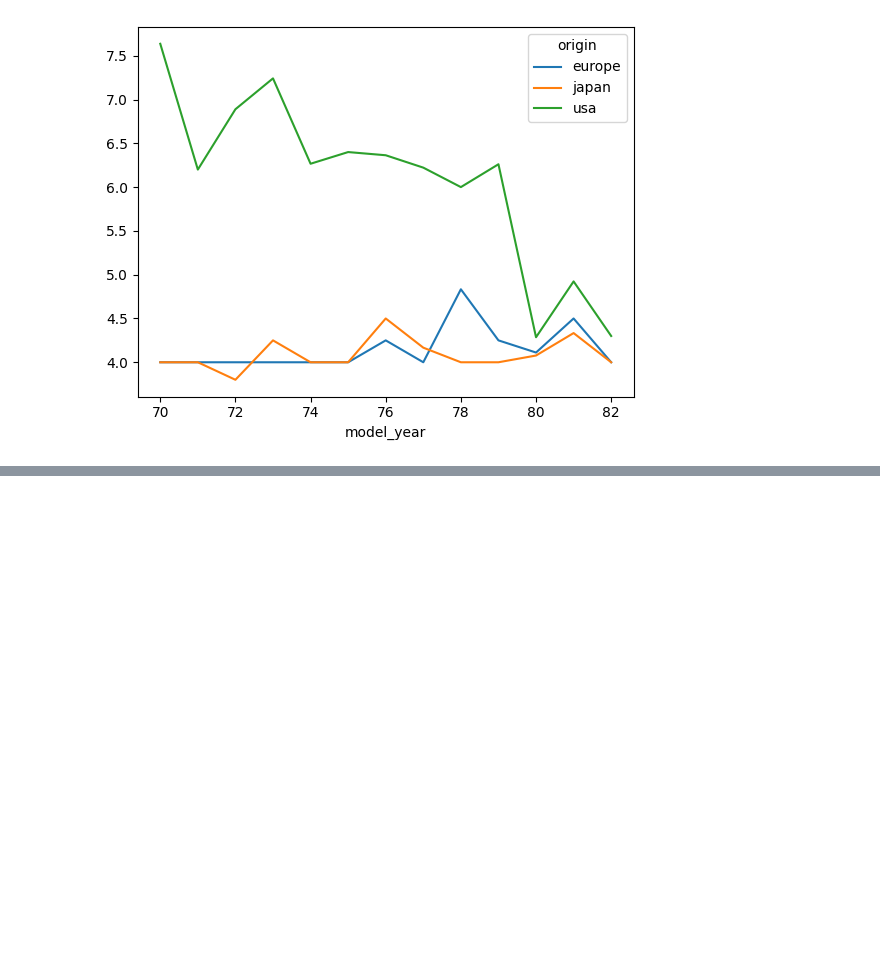
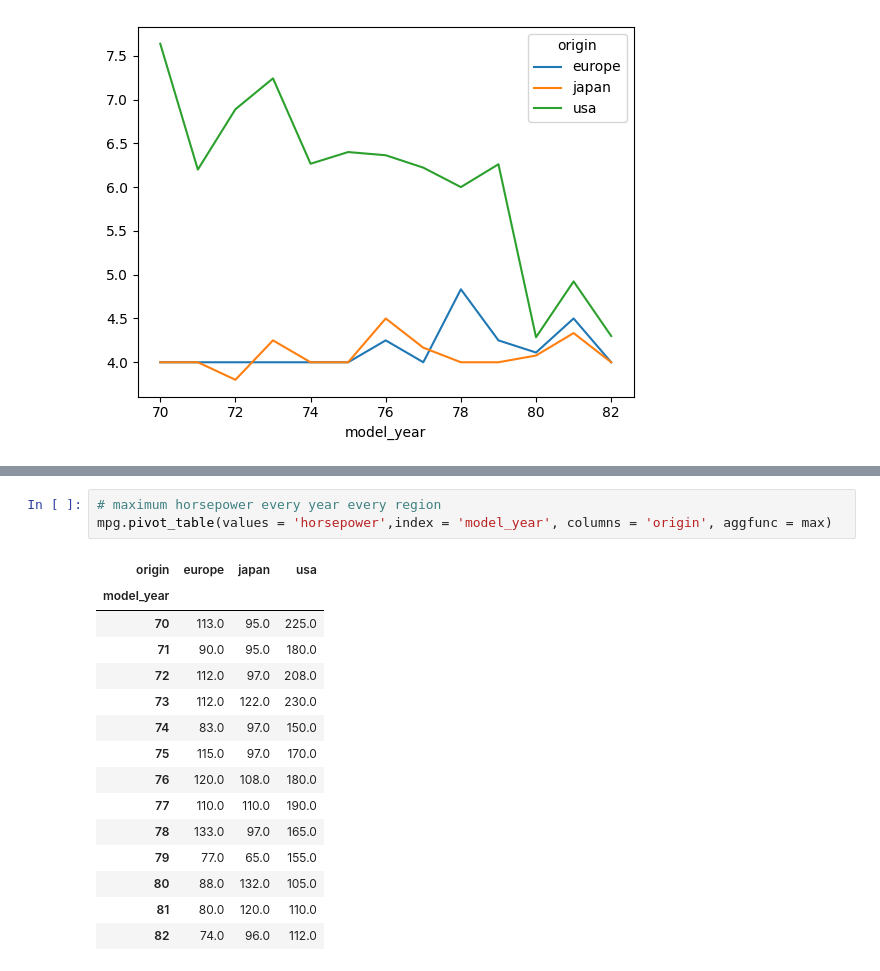
Before and after one commit to thekaif7/exploratory_data_analysis, a Jupyter notebook: EDA_1.ipynb, the cells around one changed output, grey strips where cells are left out. Drawn from its saved outputs; the diff is of its cells as text; blank space fills up the shorter version.

```diff
--- a/EDA_1.ipynb
+++ b/EDA_1.ipynb
@@ -276,0 +303,19 @@ mpg.groupby(['model_year','origin']).cylinders.mean().unstack(level = 1).plot()
+# %%
+# maximum horsepower every year every region
+mpg.pivot_table(values = 'horsepower',index = 'model_year', columns = 'origin', aggfunc = max)
+# %% [output]
+| origin | europe | japan | usa |
+| model_year |  |  |  |
+| 70 | 113.0 | 95.0 | 225.0 |
+| 71 | 90.0 | 95.0 | 180.0 |
+| 72 | 112.0 | 97.0 | 208.0 |
+| 73 | 112.0 | 122.0 | 230.0 |
+| 74 | 83.0 | 97.0 | 150.0 |
+| 75 | 115.0 | 97.0 | 170.0 |
+| 76 | 120.0 | 108.0 | 180.0 |
+| 77 | 110.0 | 110.0 | 190.0 |
+| 78 | 133.0 | 97.0 | 165.0 |
+| 79 | 77.0 | 65.0 | 155.0 |
+| 80 | 88.0 | 132.0 | 105.0 |
+| 81 | 80.0 | 120.0 | 110.0 |
+| 82 | 74.0 | 96.0 | 112.0 |
```
Also changed, not shown: parts of 6 cells of this notebook.
